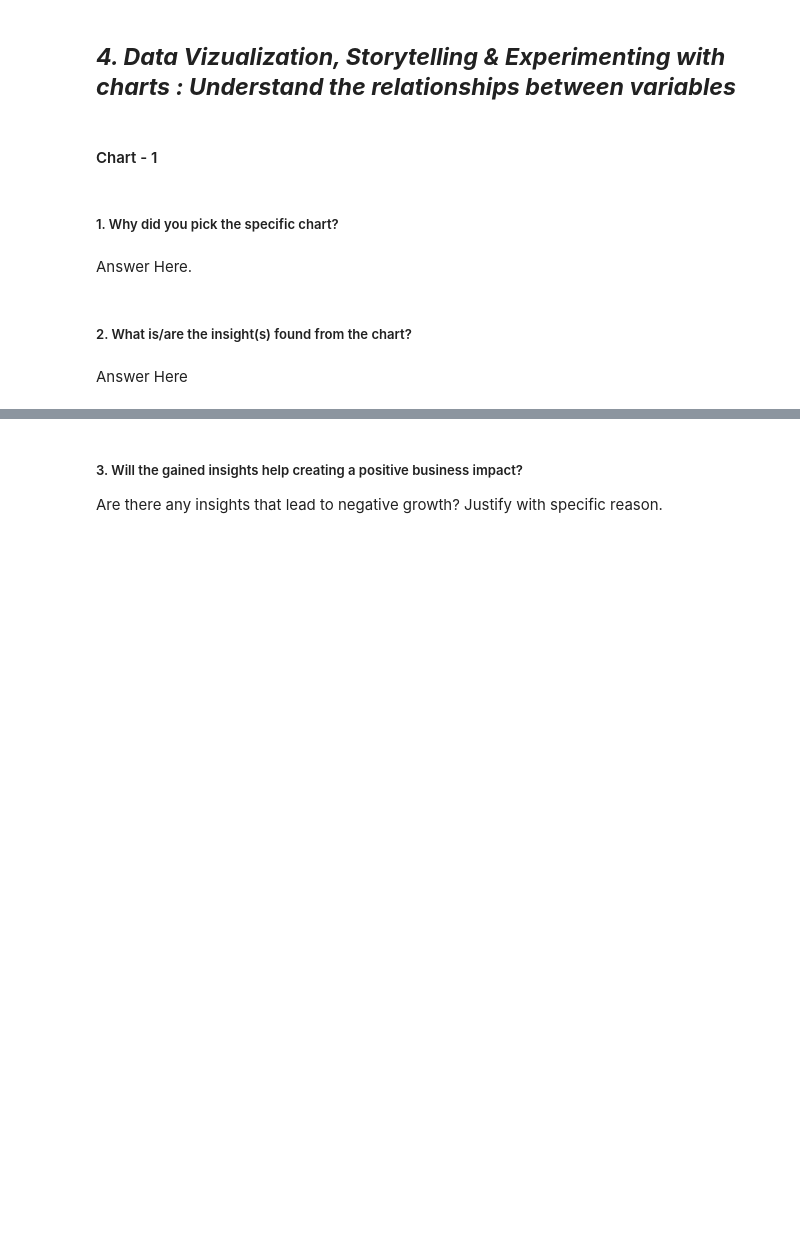
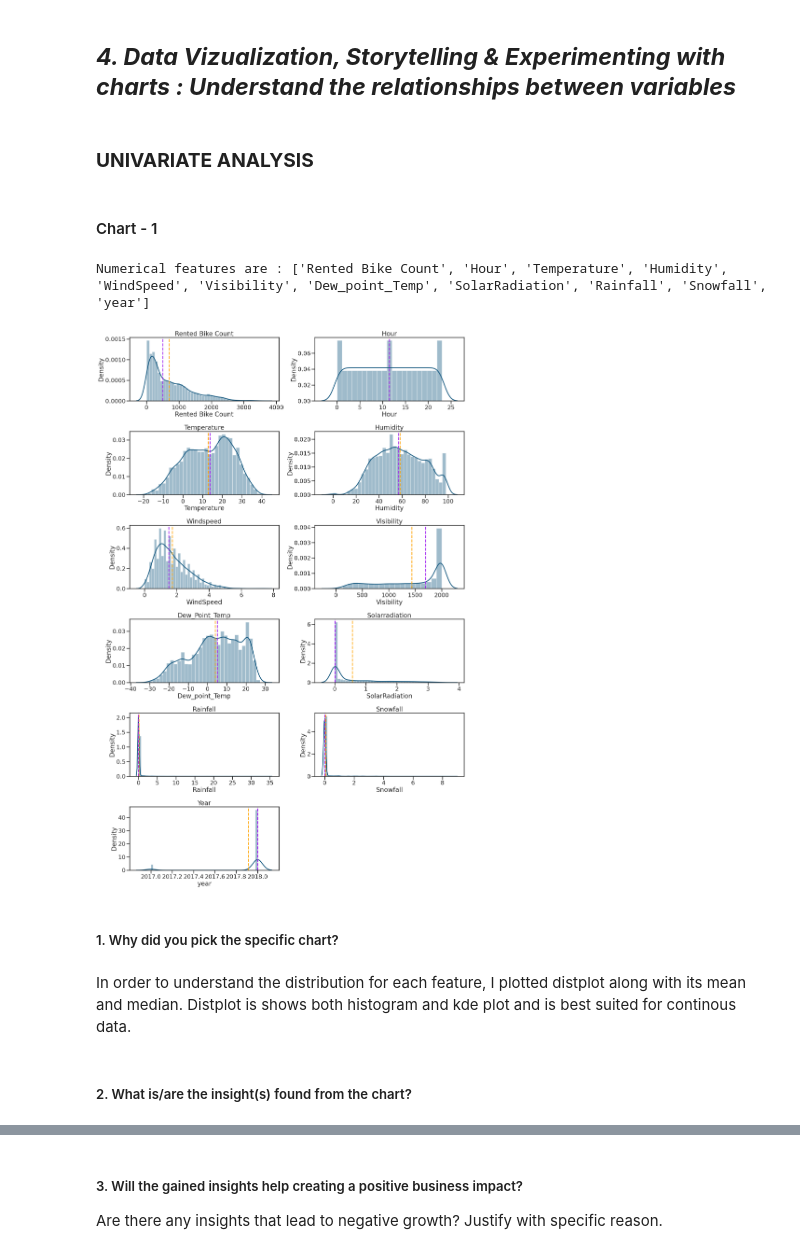
Before and after one commit to ShashankBDSC/bike-sharing-data-ML-project, a Jupyter notebook: Bike_sharing_Capstone_Project.ipynb, the cells around one changed output, grey strips where cells are left out. Saved outputs shown, nothing was run; the diff lists cells and outputs as text; code cells hidden in the pictures; blank space fills up the shorter version.

```diff
--- a/Bike_sharing_Capstone_Project.ipynb
+++ b/Bike_sharing_Capstone_Project.ipynb
@@ -257,5 +256,14 @@ dtype('<M8[ns]')
 Answer Here.
 # %% [markdown]
 ## ***4. Data Vizualization, Storytelling & Experimenting with charts : Understand the relationships between variables***
+# %%
+#Extrcting the month and weekday from the date column
+df_bike['month']=df_bike['Date'].dt.month_name()
+df_bike['day']=df_bike['Date'].dt.day_name()
+df_bike['year']=df_bike['Date'].dt.year
+# %%
+df_bike.drop(columns=['Date'],inplace=True)
+# %% [markdown]
+### **UNIVARIATE ANALYSIS**
 # %% [markdown]
 #### Chart - 1
@@ -264,8 +270,33 @@ Answer Here.
+# %%
+#storing the numerical features into a separate dataframe
+numerical_df=df_bike.select_dtypes(exclude='object')
+print(f'Numerical features are : {list(numerical_df.columns)}')
+# %% [output]
+Numerical features are : ['Rented Bike Count', 'Hour', 'Temperature', 'Humidity', 'WindSpeed', 'Visibility', 'Dew_point_Temp', 'SolarRadiation', 'Rainfall', 'Snowfall', 'year']
+# %%
+# Chart - 1 visualization code
+
+
+#analysing numerical fetures using density plot with mean and median
+#orange Color indicate mean of data
+#Cyan indicate median of data
+
+graph = plt.figure(figsize = (20,30))
+for i,j in enumerate(numerical_df.columns) :
+    sns.set_style("ticks")
+    sns.set_context("poster");
+    plt.subplot(6,2,i+1);
+    sns.distplot(numerical_df[j], color = '#10557d');
+    feature = numerical_df[j]
+    plt.axvline(feature.mean(), color='orange', linestyle='dashed', linewidth=3,label= 'mean');  #red
+    plt.axvline(feature.median(), color='#A020F0', linestyle='dashed', linewidth=3,label='median'); #cyan
+    plt.title(f'{j.title()}');
+    plt.tight_layout();
+# %% [output]
+[figure, added]
 # %% [markdown]
 ##### 1. Why did you pick the specific chart?
-# %% [markdown]
-Answer Here.
+# %% [markdown]
+In order to understand the distribution for each feature, I plotted distplot along with its mean and median. Distplot is shows both histogram and kde plot and is best suited for continous data.
 # %% [markdown]
 ##### 2. What is/are the insight(s) found from the chart?
-# %% [markdown]
-Answer Here
```
Also changed, not shown: parts of 52 cells of this notebook.
